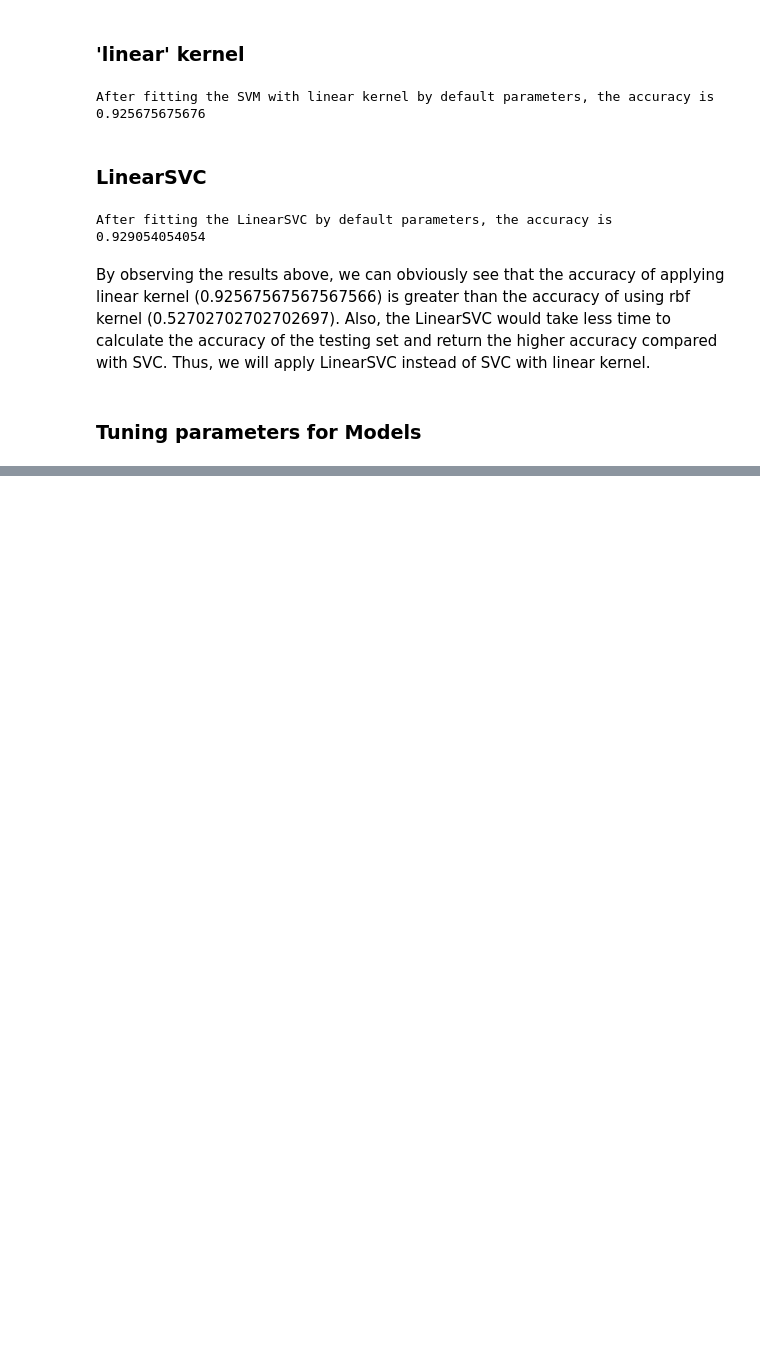
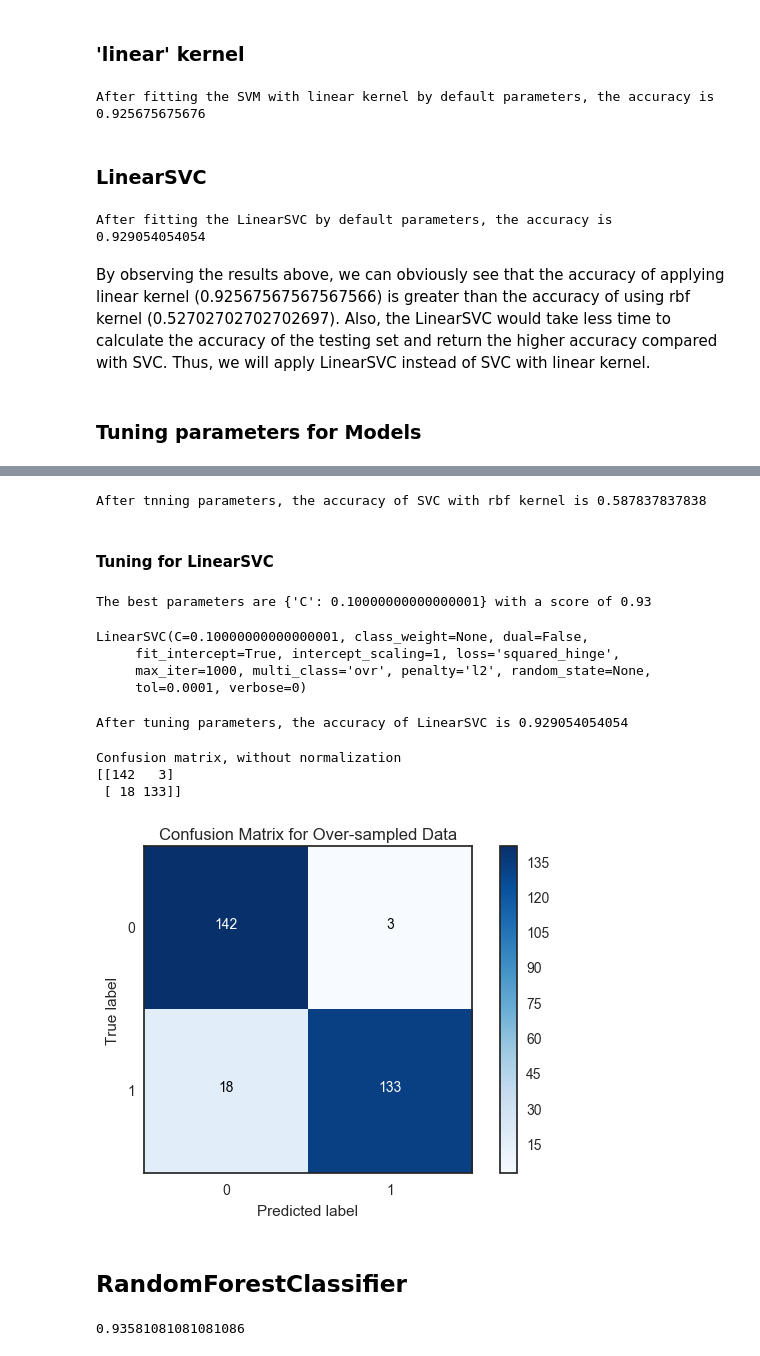
Before and after one commit to guanyu917/Fraud-Detection, a Jupyter notebook: Credit Card Fraud Transaction Detection.ipynb, the cells around one changed output, grey strips where cells are left out. Drawn from its saved outputs; the diff is of its cells as text; code cells hidden in the pictures; blank space fills up the shorter version.

```diff
--- a/Credit Card Fraud Transaction Detection.ipynb
+++ b/Credit Card Fraud Transaction Detection.ipynb
@@ -522,0 +296,23 @@ Accuracy: 0.9826 (+/- 0.0005) [Ensemble]
+# %%
+def tuning_params(data_X, data_y, estimator, rbf_SVM = False):
+    C_range = np.logspace(-3,3,7)  # ridge penalty parameter
+    # A low C makes the decision surface smooth, while a high C aims at classifying all training examples correctly
+    # by giving the model freedom to select more samples as support vectors
+    cv = KFold(n_splits=5, random_state = 5) # 5-fold cross validation
+
+    if rbf_SVM == True:
+        gamma_range = np.logspace(-3,3,7) # the inverse of the radius of influence of samples selected by the model
+                                                # as support vectors
+        param_grid = dict(gamma=gamma_range, C=C_range)
+        grid = GridSearchCV(estimator, param_grid=param_grid, cv=cv)
+        grid.fit(data_X, data_y)
+
+        print("The best parameters are %s with a score of %0.2f" % (grid.best_params_, grid.best_score_))
+        return grid.best_estimator_.C, grid.best_estimator_.gamma
+    else:
+        param_grid = dict(C=C_range)
+        grid = GridSearchCV(estimator, param_grid=param_grid, cv=cv)
+        grid.fit(X, y)
+
+        print("The best parameters are %s with a score of %0.2f" % (grid.best_params_, grid.best_score_))
+        return grid.best_estimator_.C
@@ -522,0 +337,37 @@ Accuracy: 0.9826 (+/- 0.0005) [Ensemble]
+# %%
+predict = rbf_fit.predict(X_untest)
+print 'After tnning parameters, the accuracy of SVC with rbf kernel is {}'.format(accuracy_score(y_untest, predict))
+# %% [output]
+After tnning parameters, the accuracy of SVC with rbf kernel is 0.587837837838
+# %% [markdown]
+#### Tuning for LinearSVC
+# %%
+linsvc = LinearSVC(dual = False)
+best_c = tuning_params(X_untrain, y_untrain, linsvc)
+# %% [output]
+The best parameters are {'C': 0.10000000000000001} with a score of 0.93
+# %%
+linsvc = LinearSVC(C = best_c, dual = False)
+lin_fit = linsvc.fit(X_untrain, y_untrain)
+lin_fit
+# %% [output]
+LinearSVC(C=0.10000000000000001, class_weight=None, dual=False,
+     fit_intercept=True, intercept_scaling=1, loss='squared_hinge',
+     max_iter=1000, multi_class='ovr', penalty='l2', random_state=None,
+     tol=0.0001, verbose=0)
+# %%
+predict = lin_fit.predict(X_untest)
+print 'After tuning parameters, the accuracy of LinearSVC is {}'.format(accuracy_score(y_untest, predict))
+# %% [output]
+After tuning parameters, the accuracy of LinearSVC is 0.929054054054
+# %%
+with plt.style.context(("seaborn-white")):
+    plot_confusion_matrix(confusion_matrix(y_untest, predict), classes = [0, 1],
+                          title = "Confusion Matrix for Over-sampled Data")
+# %% [output]
+Confusion matrix, without normalization
+[[142   3]
+ [ 18 133]]
+[figure, added]
+# %% [markdown]
+## RandomForestClassifier
@@ -522,0 +377,9 @@ Accuracy: 0.9826 (+/- 0.0005) [Ensemble]
+# %%
+ranfo_clf = RandomForestClassifier(n_estimators=100)
+fit = ranfo_clf.fit(X_untrain, y_untrain)
+
+predictions=fit.predict(X_untest)
+
+accuracy_score(y_untest.ravel(), predictions)
+# %% [output]
+0.93581081081081086
```
Also changed, not shown: parts of 50 cells of this notebook.
